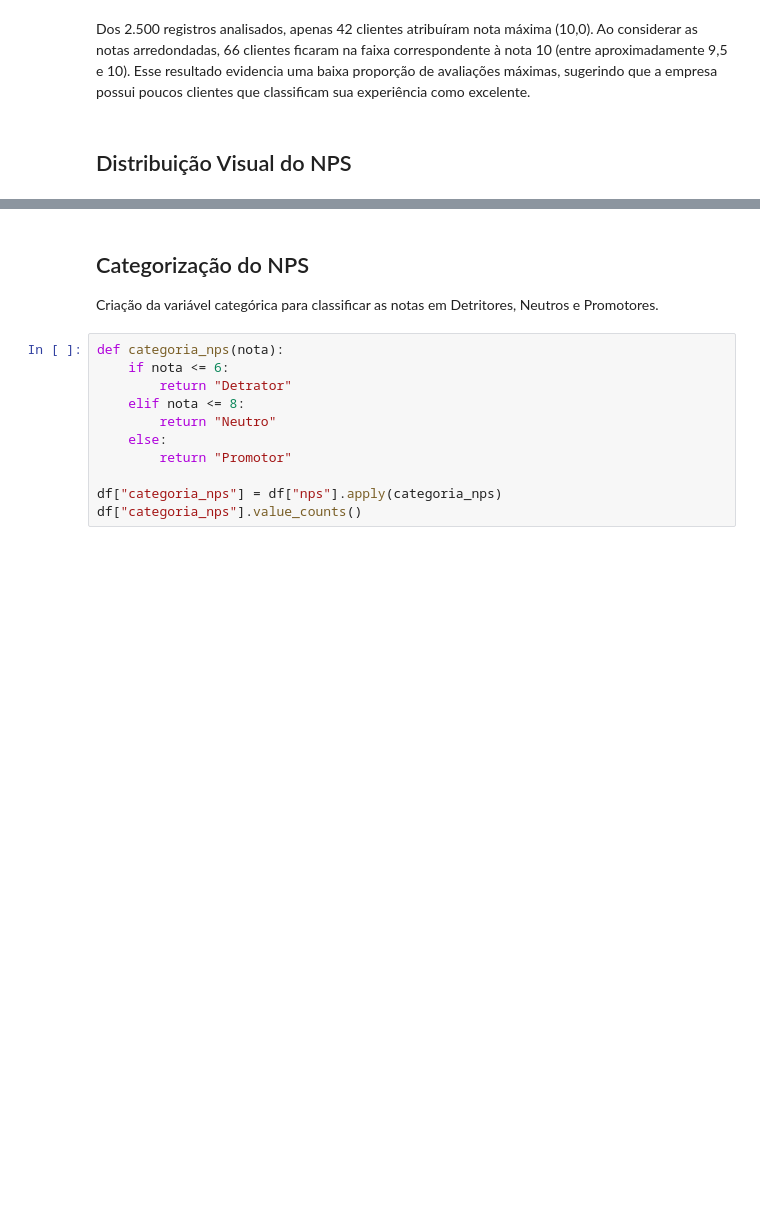
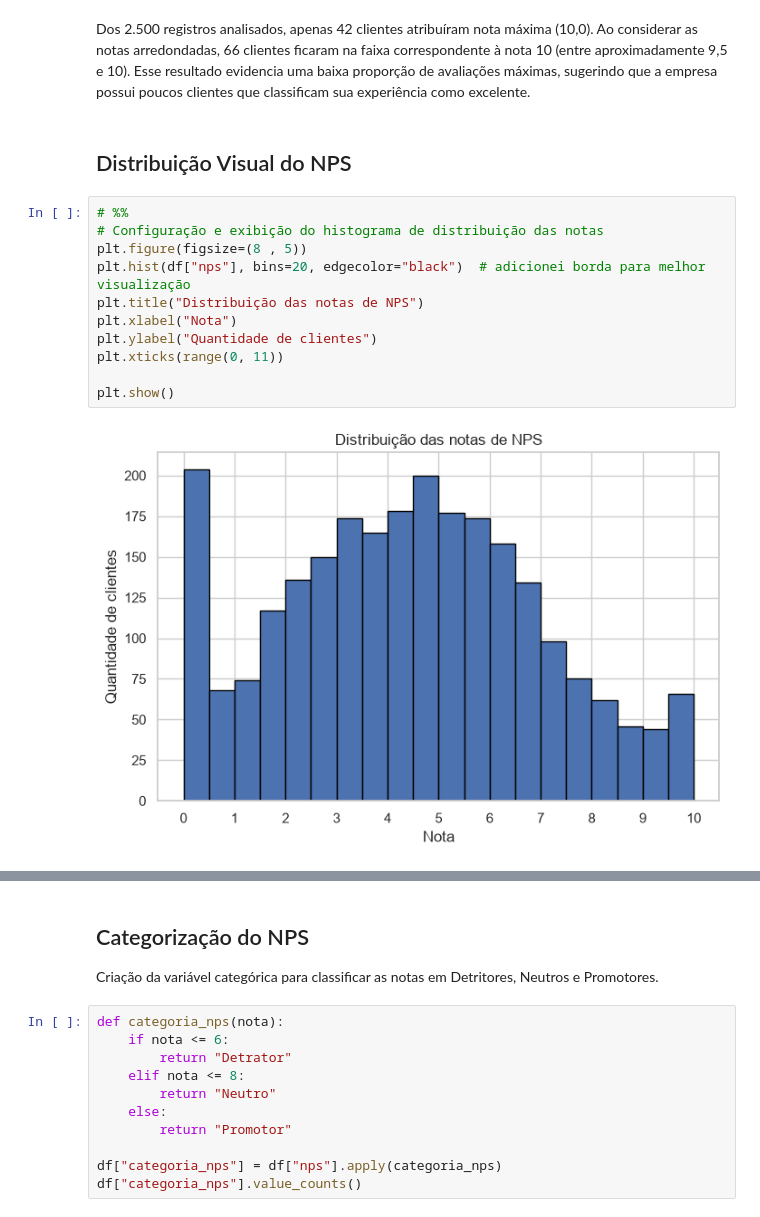
Before and after one commit to suelenpaulapramos/TechChallenge-NPS, a Jupyter notebook: notebooks/01_Analise_NPS.ipynb, the cells around one changed output, grey strips where cells are left out. Cells and saved outputs as stored; diff of their text form; blank space fills up the shorter version.

```diff
--- a/notebooks/01_Analise_NPS.ipynb
+++ b/notebooks/01_Analise_NPS.ipynb
@@ -226,6 +226,19 @@ Name: count, dtype: int64
 Dos 2.500 registros analisados, apenas 42 clientes atribuíram nota máxima (10,0). Ao considerar as notas arredondadas, 66 clientes ficaram na faixa correspondente à nota 10 (entre aproximadamente 9,5 e 10). Esse resultado evidencia uma baixa proporção de avaliações máximas, sugerindo que a empresa possui poucos clientes que classificam sua experiência como excelente.
 # %% [markdown]
  ## Distribuição Visual do NPS
+# %%
+# %%
+# Configuração e exibição do histograma de distribuição das notas
+plt.figure(figsize=(8 , 5))
+plt.hist(df["nps"], bins=20, edgecolor="black")  # adicionei borda para melhor visualização
+plt.title("Distribuição das notas de NPS")
+plt.xlabel("Nota")
+plt.ylabel("Quantidade de clientes")
+plt.xticks(range(0, 11))
+
+plt.show()
+# %% [output]
+[figure, added]
 # %%
 # %%
 # Configuração e exibição do histograma de distribuição das notas
```
Also changed, not shown: parts of 1 cell of this notebook.
